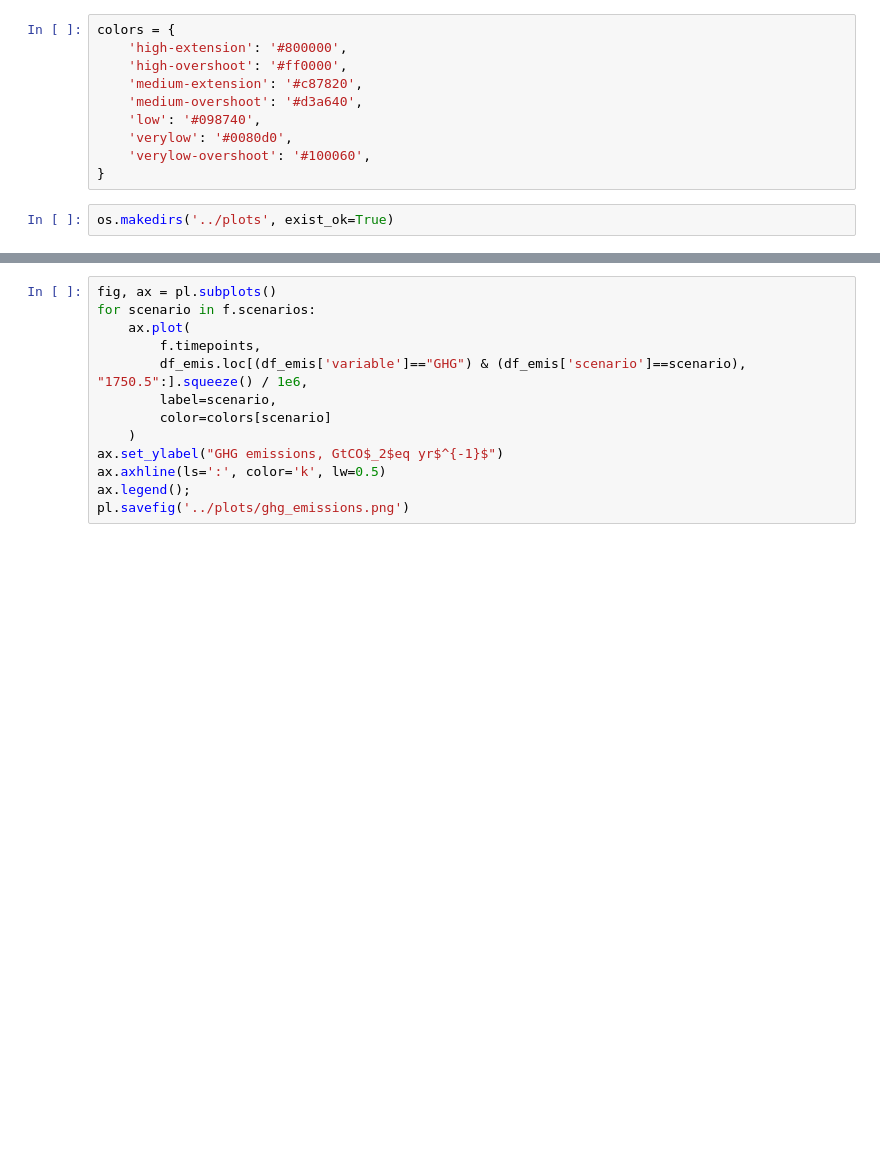
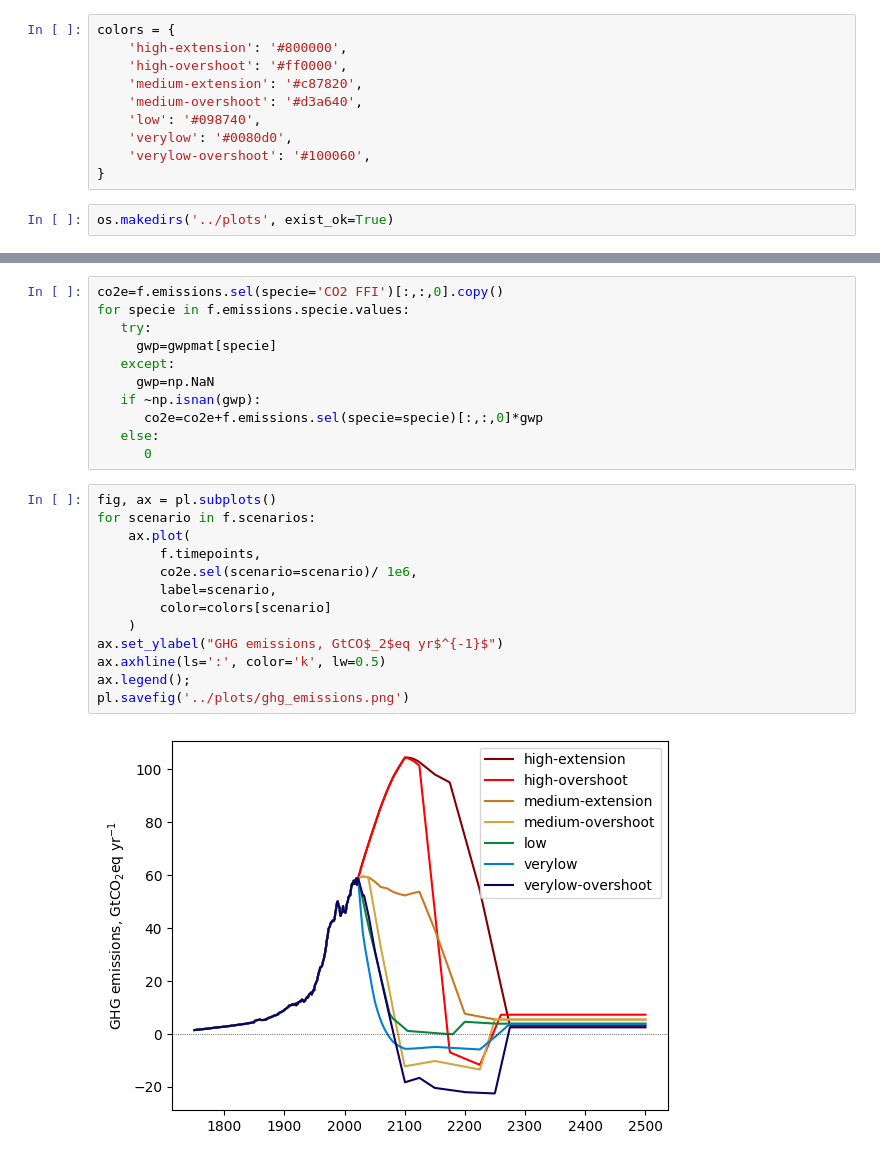
Before and after one commit to chrisroadmap/cmip7-scenariomip, a Jupyter notebook: notebooks/extensions.ipynb, the cells around one changed output, grey strips where cells are left out. Drawn from its saved outputs; the diff is of its cells as text; blank space fills up the shorter version.

```diff
--- a/notebooks/extensions.ipynb
+++ b/notebooks/extensions.ipynb
@@ -56,15 +127,28 @@ df_emis.loc[df_emis['variable']=="GHG", "1750.5"]
+# %%
+co2e=f.emissions.sel(specie='CO2 FFI')[:,:,0].copy()
+for specie in f.emissions.specie.values:
+   try:
+     gwp=gwpmat[specie]
+   except:
+     gwp=np.NaN
+   if ~np.isnan(gwp):
+      co2e=co2e+f.emissions.sel(specie=specie)[:,:,0]*gwp
+   else:
+      0
 # %%
 fig, ax = pl.subplots()
 for scenario in f.scenarios:
     ax.plot(
         f.timepoints,
-        df_emis.loc[(df_emis['variable']=="GHG") & (df_emis['scenario']==scenario), "1750.5":].squeeze() / 1e6,
+        co2e.sel(scenario=scenario)/ 1e6,
         label=scenario,
         color=colors[scenario]
     )
 ax.set_ylabel("GHG emissions, GtCO$_2$eq yr$^{-1}$")
 ax.axhline(ls=':', color='k', lw=0.5)
 ax.legend();
 pl.savefig('../plots/ghg_emissions.png')
+# %% [output]
+[figure, added]
 # %%
 f.fill_species_configs('../data/fair-parameters/species_configs_properties_1.4.1.csv')
```
Also changed, not shown: parts of 20 cells of this notebook.
